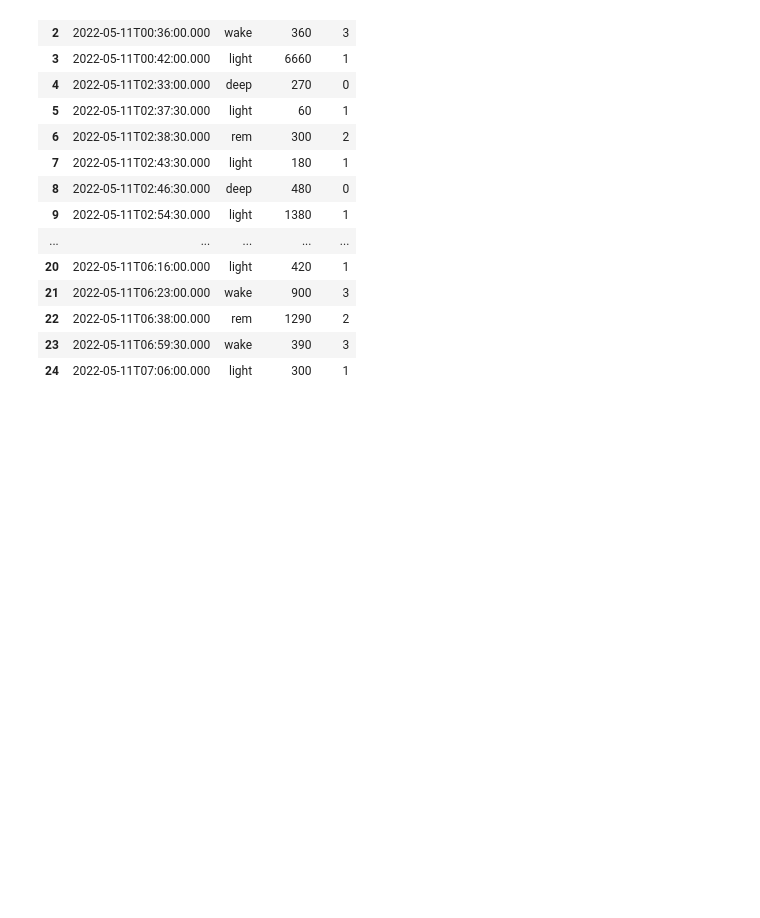
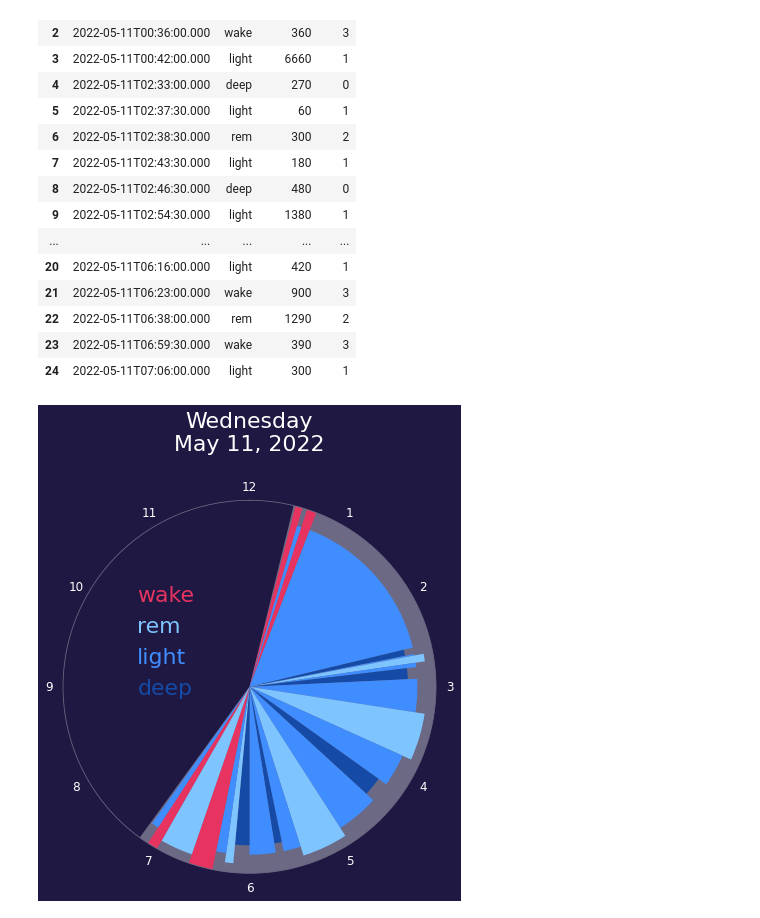
Before and after one commit to Xannadoo/DataVis_2022_project, a Jupyter notebook: Data Loading Cleaning Exploration.ipynb, the cells around one changed output. Cells and saved outputs as stored; diff of their text form; code cells hidden in the pictures; blank space fills up the shorter version.

```diff
--- a/Data Loading Cleaning Exploration.ipynb
+++ b/Data Loading Cleaning Exploration.ipynb
@@ -279,2 +294,78 @@ weds_summary.to_csv('wed_sum.csv', index=False)
 # %%
-import
+def plot_clock_all(df, levels):
+    d = df.iloc[0]['date'].date()
+    alpha = 1
+    title = f'{mini.iloc[0]["dayOfWeek"]}\n{d.strftime("%B")} {d.day}, {d.year}'
+
+    xs = transform(mini['in_bed_time'])
+    xw = transform(mini['wake_time'])
+
+
+    fig = plt.figure(figsize=(7,7), facecolor='#1e1842')
+    ax = plt.subplot(111, projection = 'polar')
+    ax.set_facecolor(color='#1e1842')
+
+    ax.bar(xs + (xw-xs)/2, 4.5, width = (xw-xs), alpha=alpha, color='#6c6984')
+    ax.bar(xs, 4, width = 0.02, alpha=1, color='#6c6984')
+    ax.bar(xw, 4, width = 0.02, alpha=1, color='#6c6984')
+
+    # Make the labels go clockwise
+    ax.set_theta_direction(-1)
+
+    #Place Zero at Top
+    ax.set_theta_offset(np.pi/2)
+
+    #Set the circumference ticks
+    ax.set_xticks(np.linspace(0, 2*np.pi, 12, endpoint=False))
+
+    # set the label names
+    ticks = ['12', '1', '2', '3', '4', '5', '6', '7','8','9','10','11']
+    ax.set_xticklabels(ticks, fontsize=12, color='#ffffff')
+
+    # suppress the radial labels
+    plt.setp(ax.get_yticklabels(), visible=False)
+
+    #Bars to the wall
+    plt.ylim(0,4)
+    plt.title(title+'\n', fontsize= 22, color='#ffffff')
+
+
+    plt.grid(visible=False, axis='y')
+    plt.grid(visible=False, axis='x', alpha=0.2)
+
+    #add phases
+    cols = {'wake':'#e73360', 'light':'#3f8dff', 'deep':'#154ba6', 'rem':'#7ec4ff'}
+    high = {'wake':4, 'rem':3.8, 'light':3.6, 'deep':3.4 }
+
+
+    for i in range(len(levels)):
+        ti = levels.loc[i]['dateTime'][11:-4]
+        xp = transform(ti)
+        w = (levels.loc[i]['seconds']/ (12 * 3600))* 2 * np.pi
+
+
+        ax.bar(xp + w/2, high[levels.loc[i]['level']], width=w, alpha=1, color=cols[levels.loc[i]['level']])
+
+    plt.setp(ax.spines.values(), color='#6c6984')
+
+    #print(handles)
+    plt.legend(['wake','rem','light','deep'],
+               labelcolor=['#e73360','#7ec4ff','#3f8dff','#154ba6'],
+               loc='center left',
+               handlelength=0,
+               frameon = False,
+               fontsize=22,
+               bbox_to_anchor=(0.099,0.62),
+               #title='   Sleep stage',
+               #title_fontsize=18,
+              )
+    plt.tight_layout()
+    plt.savefig(f'figures/{title}_stages_clock')
+    plt.show()
+
+
+
+#sli = weds_levels[3:4].reset_index(drop=True)
+plot_clock_all(mini, weds_levels)
+# %% [output]
+[figure, added]
```
Also changed, not shown: parts of 7 cells of this notebook, 8 other files.
